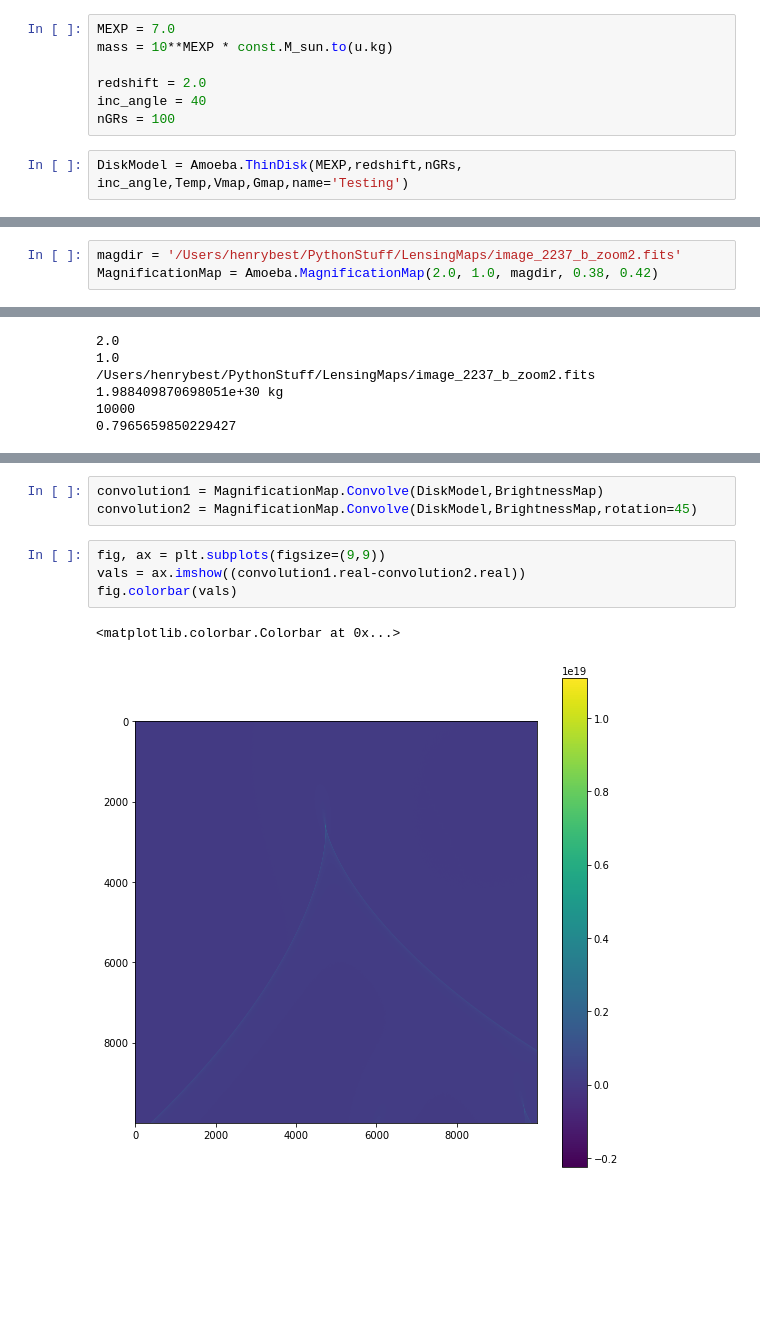
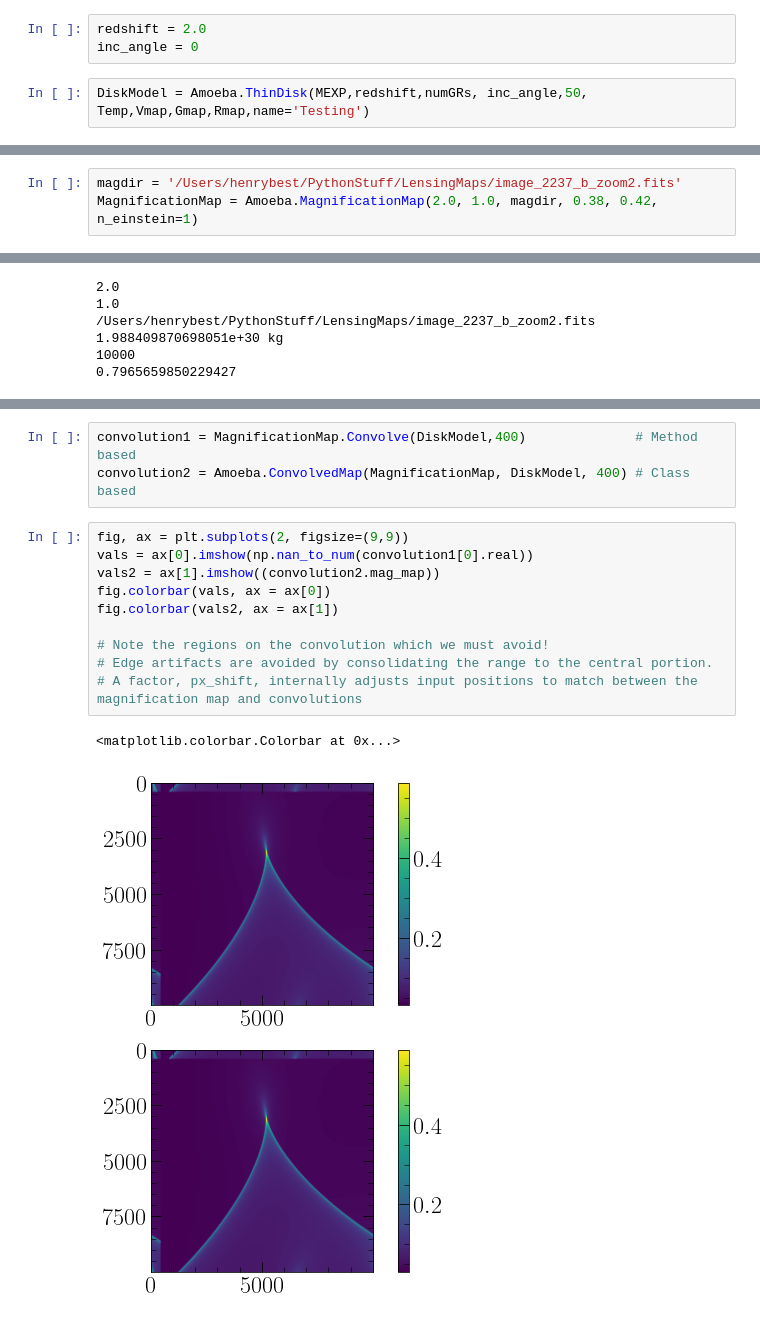
Before and after one commit to Henry-Best-01/Amoeba, a Jupyter notebook: ClassTest.ipynb, the cells around one changed output, grey strips where cells are left out. Cells and saved outputs as stored; diff of their text form; blank space fills up the shorter version.

Commit message:
Add files via upload
Adjusted notebook to work with new definitions

**Example disk files are too large to store in repo for last section

```diff
--- a/ClassTest.ipynb
+++ b/ClassTest.ipynb
@@ -23,12 +32,8 @@ plt.colorbar(image)
 # %%
-MEXP = 7.0
-mass = 10**MEXP * const.M_sun.to(u.kg)
-
 redshift = 2.0
-inc_angle = 40
-nGRs = 100
+inc_angle = 0
 # %%
-DiskModel = Amoeba.ThinDisk(MEXP,redshift,nGRs, inc_angle,Temp,Vmap,Gmap,name='Testing')
+DiskModel = Amoeba.ThinDisk(MEXP,redshift,numGRs, inc_angle,50, Temp,Vmap,Gmap,Rmap,name='Testing')
 # %%
 x = np.linspace(1, 400, 400)
 temps0 = np.zeros(np.shape(x))
@@ -97,3 +111,3 @@ plt.plot(tf[:50])
 # %%
 magdir = '/Users/henrybest/PythonStuff/LensingMaps/image_2237_b_zoom2.fits'
-MagnificationMap = Amoeba.MagnificationMap(2.0, 1.0, magdir, 0.38, 0.42)
+MagnificationMap = Amoeba.MagnificationMap(2.0, 1.0, magdir, 0.38, 0.42, n_einstein=1)
@@ -121,12 +140,18 @@ ax.imshow(np.log(MagnificationMap.mag_map))
 # %%
-convolution1 = MagnificationMap.Convolve(DiskModel,BrightnessMap)
-convolution2 = MagnificationMap.Convolve(DiskModel,BrightnessMap,rotation=45)
+convolution1 = MagnificationMap.Convolve(DiskModel,400)              # Method based
+convolution2 = Amoeba.ConvolvedMap(MagnificationMap, DiskModel, 400) # Class based
 # %%
-fig, ax = plt.subplots(figsize=(9,9))
-vals = ax.imshow((convolution1.real-convolution2.real))
-fig.colorbar(vals)
+fig, ax = plt.subplots(2, figsize=(9,9))
+vals = ax[0].imshow(np.nan_to_num(convolution1[0].real))
+vals2 = ax[1].imshow((convolution2.mag_map))
+fig.colorbar(vals, ax = ax[0])
+fig.colorbar(vals2, ax = ax[1])
+
+# Note the regions on the convolution which we must avoid!
+# Edge artifacts are avoided by consolidating the range to the central portion.
+# A factor, px_shift, internally adjusts input positions to match between the magnification map and convolutions
 # %% [output]
 <matplotlib.colorbar.Colorbar at 0x...>
-[figure, old version]
+[figure, new version]
 # %%
 print(DiskModel.pxsize)
```
Also changed, not shown: parts of 34 cells of this notebook.
